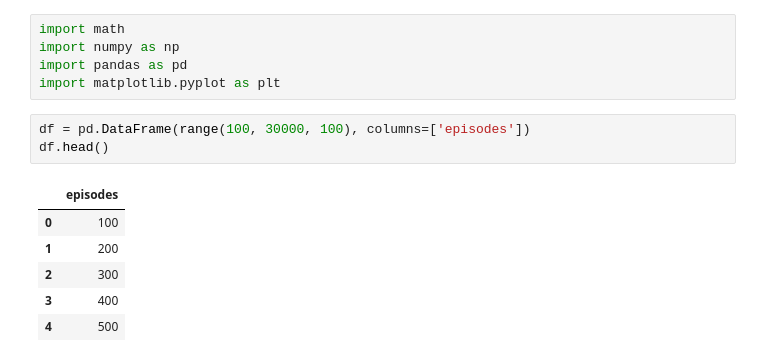
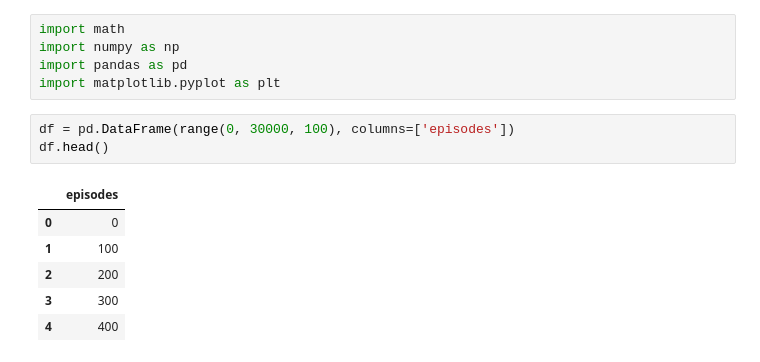
Before and after one commit to anselmobd/qrlstudy, a Jupyter notebook: epsilon.ipynb, the cells around one changed output. Saved outputs shown, nothing was run; the diff lists cells and outputs as text.

```diff
--- a/epsilon.ipynb
+++ b/epsilon.ipynb
@@ -4,15 +4,15 @@ import numpy as np
 import pandas as pd
 import matplotlib.pyplot as plt
 # %%
-df = pd.DataFrame(range(100, 30000, 100), columns=['episodes'])
+df = pd.DataFrame(range(0, 30000, 100), columns=['episodes'])
 df.head()
 # %% [output]
 |  | episodes |
-| 0 | 100 |
-| 1 | 200 |
-| 2 | 300 |
-| 3 | 400 |
-| 4 | 500 |
+| 0 | 0 |
+| 1 | 100 |
+| 2 | 200 |
+| 3 | 300 |
+| 4 | 400 |
 # %%
 df['a'] = 0.1
 df['b'] = 0.9
```
Also changed, not shown: parts of 2 cells of this notebook.
